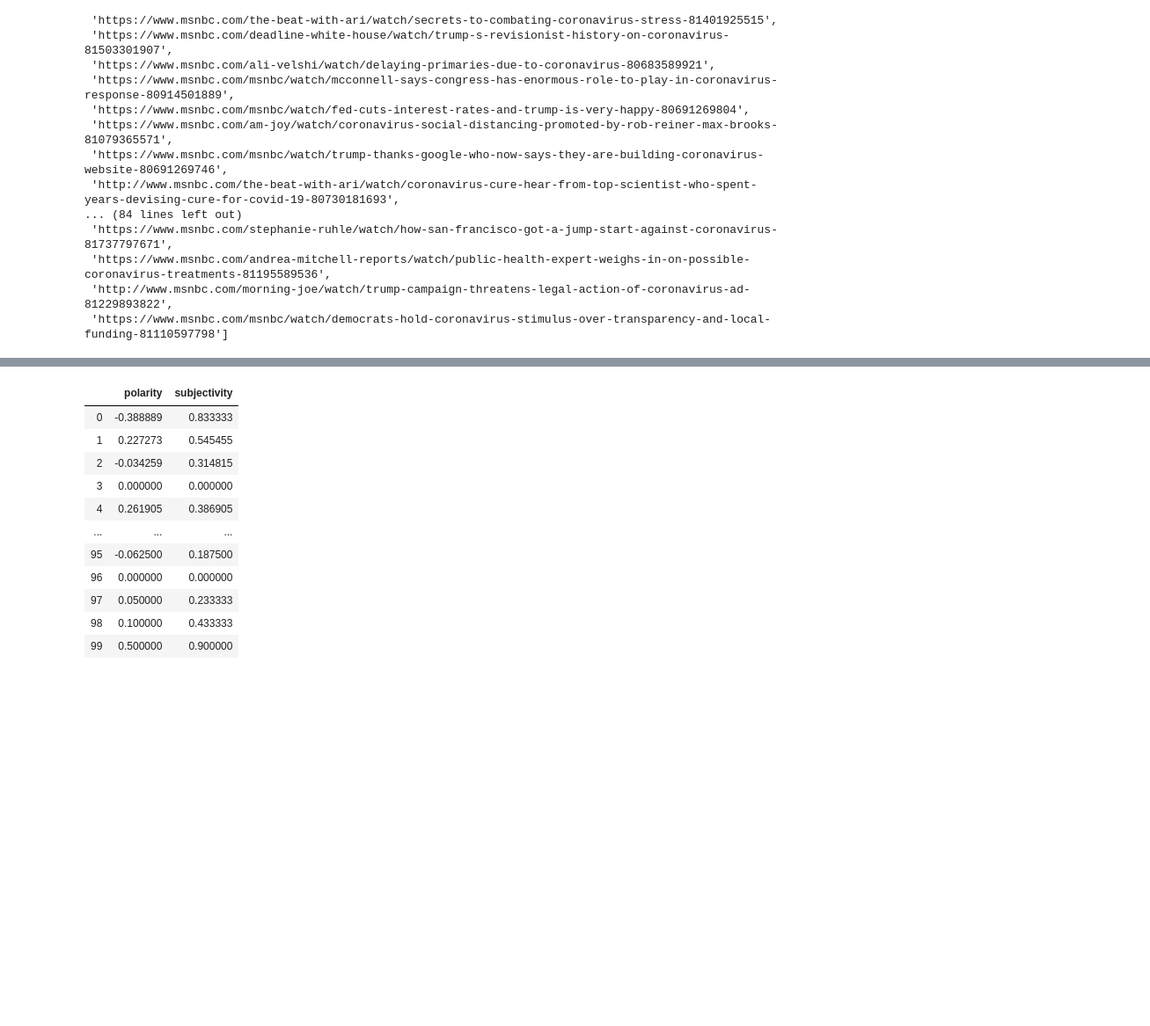
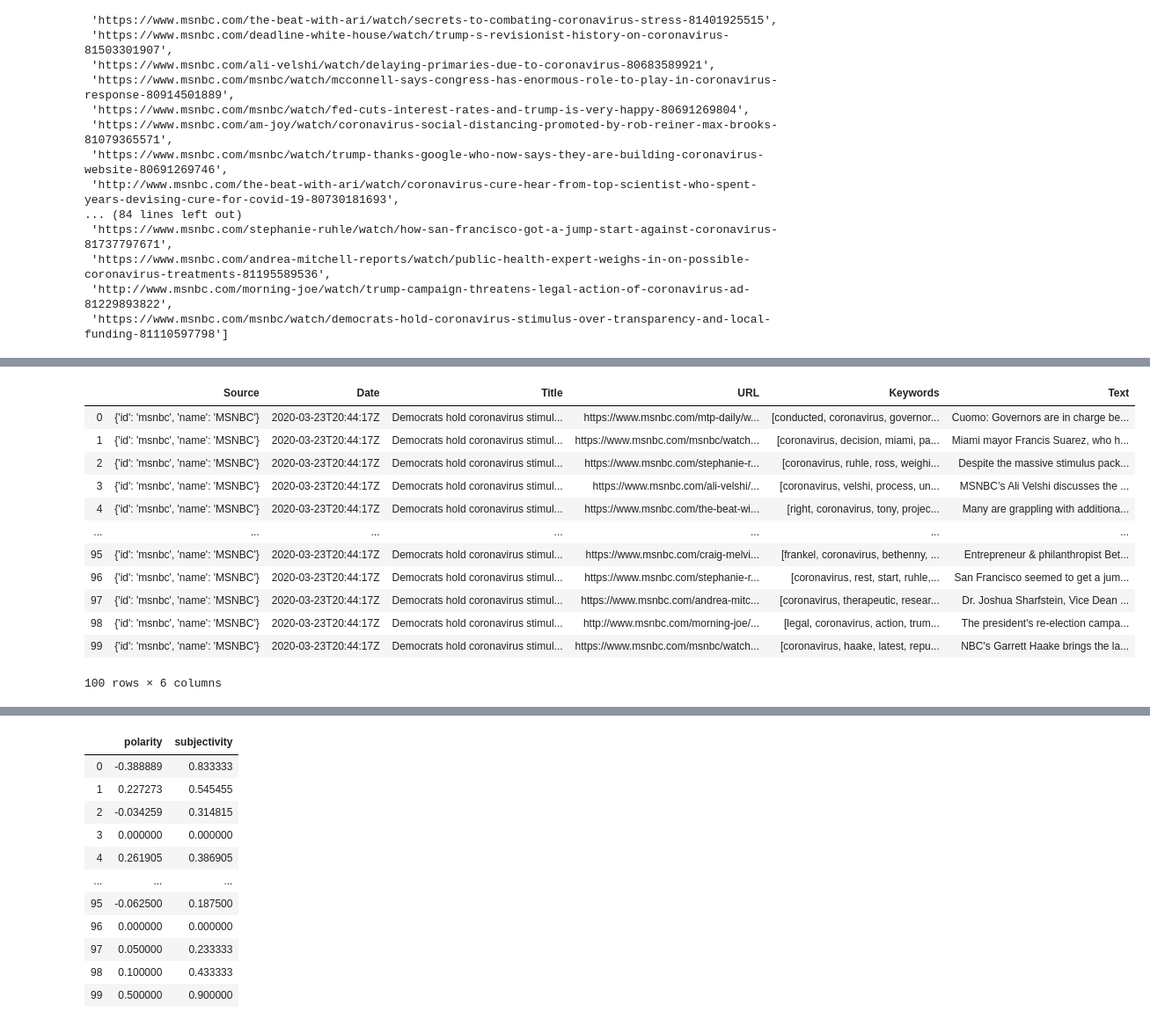
Before and after one commit to deirdrebclark/pro3-News, a Jupyter notebook: COVID-news/NLP_clean.ipynb, the cells around one changed output, grey strips where cells are left out. Shown at 88% size. Drawn from its saved outputs; the diff is of its cells as text; code cells hidden in the pictures; blank space fills up the shorter version.

```diff
--- a/COVID-news/NLP_clean.ipynb
+++ b/COVID-news/NLP_clean.ipynb
@@ -115 +164,45 @@ article_df
+# %%
+title_list=[]
+for date in all_articles['articles']:
+    title=data['title']
+    title_list.append(title)
+# %%
+urls_list=[]
+for data in all_articles['articles']:
+    url=data['url']
+    urls_list.append(url)
+# %%
+key_words_list=[]
+for data in all_articles['articles']:
+    art = Article(url=data['url'])
+    art.download()
+    art.parse()
+    art.nlp()
+    key_words_list.append(art.keywords)
+# %%
+text_list=[]
+for data in all_articles['articles']:
+    art = Article(url=data['url'])
+    art.download()
+    art.parse()
+    art.nlp()
+    text_list.append(art.text)
+# %%
+article_df = pd.DataFrame(list(zip(source_list, date_list, title_list, urls_list, key_words_list, text_list)),
+               columns =['Source', 'Date', 'Title','URL','Keywords','Text'])
+article_df
+# %% [output]
+|  | Source | Date | Title | URL | Keywords | Text |
+| 0 | {'id': 'msnbc', 'name': 'MSNBC'} | 2020-03-23T20:44:17Z | Democrats hold coronavirus stimul... | https://www.msnbc.com/mtp-daily/w... | [conducted, coronavirus, governor... | Cuomo: Governors are in charge be... |
+| 1 | {'id': 'msnbc', 'name': 'MSNBC'} | 2020-03-23T20:44:17Z | Democrats hold coronavirus stimul... | https://www.msnbc.com/msnbc/watch... | [coronavirus, decision, miami, pa... | Miami mayor Francis Suarez, who h... |
+| 2 | {'id': 'msnbc', 'name': 'MSNBC'} | 2020-03-23T20:44:17Z | Democrats hold coronavirus stimul... | https://www.msnbc.com/stephanie-r... | [coronavirus, ruhle, ross, weighi... | Despite the massive stimulus pack... |
+| 3 | {'id': 'msnbc', 'name': 'MSNBC'} | 2020-03-23T20:44:17Z | Democrats hold coronavirus stimul... | https://www.msnbc.com/ali-velshi/... | [coronavirus, velshi, process, un... | MSNBC’s Ali Velshi discusses the ... |
+| 4 | {'id': 'msnbc', 'name': 'MSNBC'} | 2020-03-23T20:44:17Z | Democrats hold coronavirus stimul... | https://www.msnbc.com/the-beat-wi... | [right, coronavirus, tony, projec... | Many are grappling with additiona... |
+| ... | ... | ... | ... | ... | ... | ... |
+| 95 | {'id': 'msnbc', 'name': 'MSNBC'} | 2020-03-23T20:44:17Z | Democrats hold coronavirus stimul... | https://www.msnbc.com/craig-melvi... | [frankel, coronavirus, bethenny, ... | Entrepreneur & philanthropist Bet... |
+| 96 | {'id': 'msnbc', 'name': 'MSNBC'} | 2020-03-23T20:44:17Z | Democrats hold coronavirus stimul... | https://www.msnbc.com/stephanie-r... | [coronavirus, rest, start, ruhle,... | San Francisco seemed to get a jum... |
+| 97 | {'id': 'msnbc', 'name': 'MSNBC'} | 2020-03-23T20:44:17Z | Democrats hold coronavirus stimul... | https://www.msnbc.com/andrea-mitc... | [coronavirus, therapeutic, resear... | Dr. Joshua Sharfstein, Vice Dean ... |
+| 98 | {'id': 'msnbc', 'name': 'MSNBC'} | 2020-03-23T20:44:17Z | Democrats hold coronavirus stimul... | http://www.msnbc.com/morning-joe/... | [legal, coronavirus, action, trum... | The president's re-election campa... |
+| 99 | {'id': 'msnbc', 'name': 'MSNBC'} | 2020-03-23T20:44:17Z | Democrats hold coronavirus stimul... | https://www.msnbc.com/msnbc/watch... | [coronavirus, haake, latest, repu... | NBC's Garrett Haake brings the la... |
+100 rows × 6 columns
 # %%
```
Also changed, not shown: parts of 5 cells of this notebook, 3 other files.
